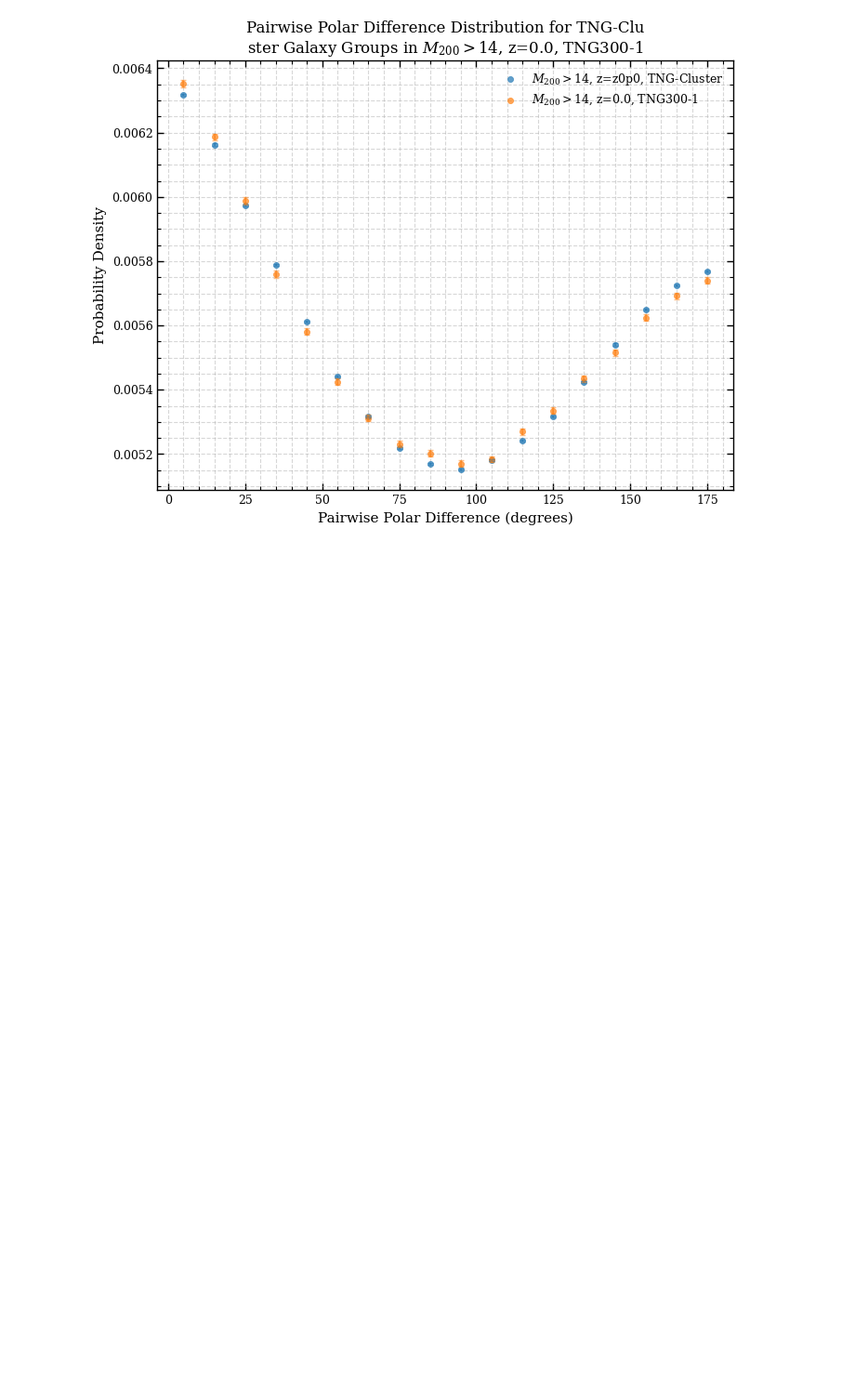
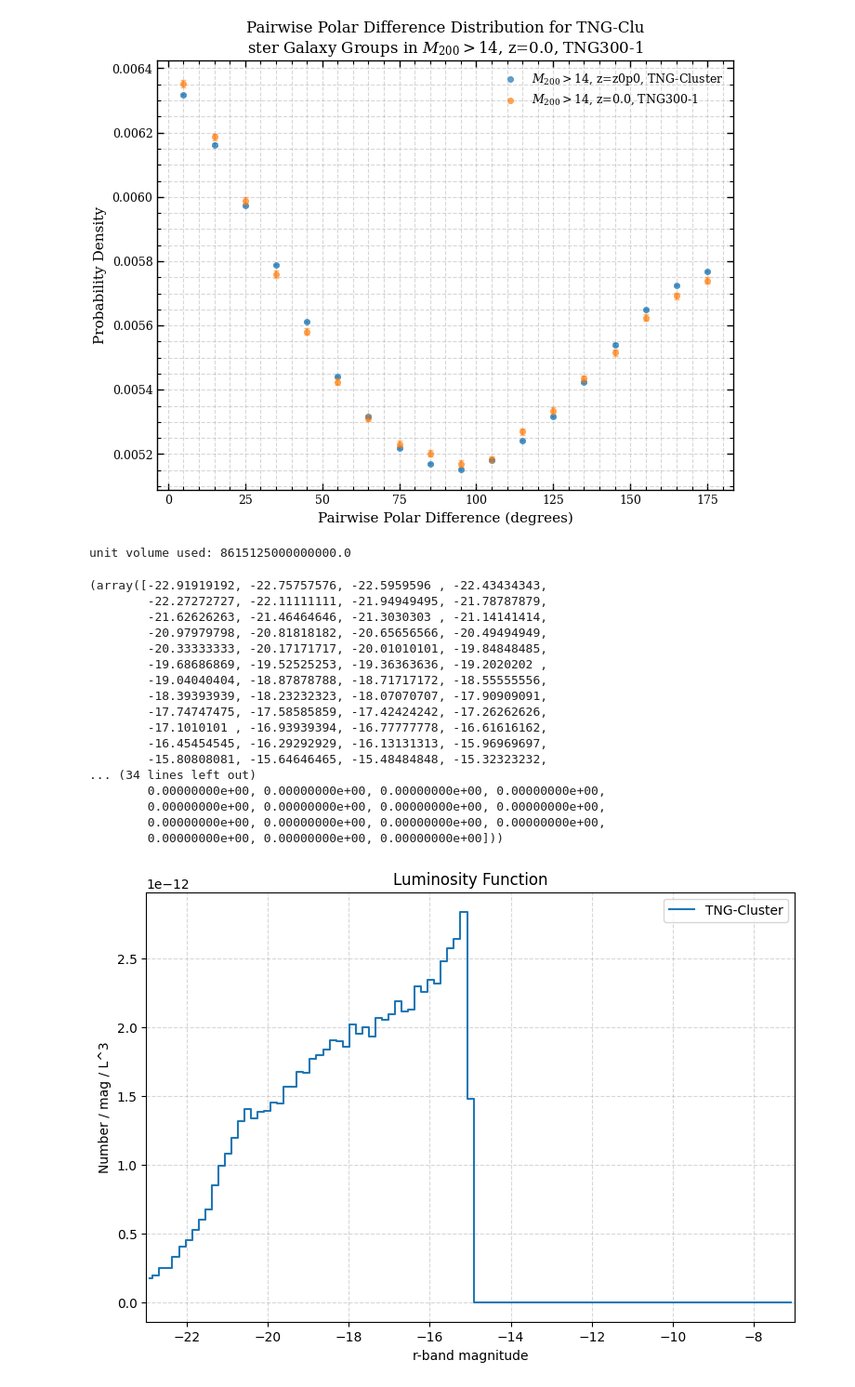
Before and after one commit to poulinal/sat-lopsidedness, a Jupyter notebook: src/myproject/redshiftGalaxyGroup-computeallplots-cluster.ipynb, the cells around one changed output. Shown at 93% size. Drawn from its saved outputs; the diff is of its cells as text; code cells hidden in the pictures; blank space fills up the shorter version.

```diff
--- a/src/myproject/redshiftGalaxyGroup-computeallplots-cluster.ipynb
+++ b/src/myproject/redshiftGalaxyGroup-computeallplots-cluster.ipynb
@@ -143,3 +143,68 @@ Total Galaxy Groups to process: 280 with pairs : 1753902
 Processing Subhalo 7/550 in Galaxy Group ID 0 with total pairs 150975
 Processing Subhalo 54/54 in Galaxy Group ID 99 with total pairs 1431606Figure saved to: /scratch/poulin.al/lopsided/TNG-Cluster/z0p0/plots/pairwise_polar_difference_cluster_vs_tng300z0_TNG-Cluster
 [figure]
+# %%
+# make a plot of the number of galaxies per unit volume, per unit r-band magnitude.  That’s the luminosity function
+L=205*1e3
+from myproject.utilities.ListGalaxyGroup import ListGalaxyGroup
+import numpy as np
+import matplotlib.pyplot as plt
+def plot_luminosity_function(list_gg:ListGalaxyGroup, plot_dirc:str='', label=None,
+                             color=None, hist_kwargs=None, ax=None):
+    rmags = []
+    for gg in list_gg.getAllGalaxyGroups():
+        for galaxy in gg.getSubhalos():
+            rmags.append(galaxy.getRbandMagnitude()) if label=='SDSS' else rmags.append(galaxy.getDefaultRbandMagnitude())
+
+    bins ='auto'
+    xlow=-23
+    xhigh=-7
+    bins = np.linspace(xlow, xhigh, 100)
+    volume =L**3
+    print(f"unit volume used: {volume}")
+    # print(f"rmags: {rmags}")
+
+    mags = np.asarray(rmags)
+    hist, edges = np.histogram(mags, bins=bins)
+    width = np.diff(edges)
+    values = hist.astype(float) / width
+    if volume is not None:
+        values = values / float(volume)
+    centers = edges[:-1] + 0.5 * width
+    if ax is None:
+        fig, ax = plt.subplots(figsize=(8,5))
+    hk = {} if hist_kwargs is None else dict(hist_kwargs)
+    ax.step(centers, values, where='mid', label=label, color=color, **hk)
+    ax.set_xlabel('r-band magnitude')
+    ylabel = 'Number / mag / L^3'
+    title = 'Luminosity Function'
+    ax.set_ylabel(ylabel)
+    ax.legend(loc='upper right')
+    ax.set_title(title)
+    ax.invert_xaxis()
+    ax.set_xlim(xlow, xhigh)
+    ax.grid(True, which='both', linestyle='--', alpha=0.5)
+    return centers, values
+# %%
+figSDSS, axSDSS = plt.subplots(figsize=(9,6))
+plot_luminosity_function(galaxyAnalysisZ0.filtered_gt14_list_of_galaxy_groups, ax=axSDSS, label='TNG-Cluster')
+# %% [output]
+unit volume used: 8615125000000000.0
+(array([-22.91919192, -22.75757576, -22.5959596 , -22.43434343,
+        -22.27272727, -22.11111111, -21.94949495, -21.78787879,
+        -21.62626263, -21.46464646, -21.3030303 , -21.14141414,
+        -20.97979798, -20.81818182, -20.65656566, -20.49494949,
+        -20.33333333, -20.17171717, -20.01010101, -19.84848485,
+        -19.68686869, -19.52525253, -19.36363636, -19.2020202 ,
+        -19.04040404, -18.87878788, -18.71717172, -18.55555556,
+        -18.39393939, -18.23232323, -18.07070707, -17.90909091,
+        -17.74747475, -17.58585859, -17.42424242, -17.26262626,
+        -17.1010101 , -16.93939394, -16.77777778, -16.61616162,
+        -16.45454545, -16.29292929, -16.13131313, -15.96969697,
+        -15.80808081, -15.64646465, -15.48484848, -15.32323232,
+... (34 lines left out)
+        0.00000000e+00, 0.00000000e+00, 0.00000000e+00, 0.00000000e+00,
+        0.00000000e+00, 0.00000000e+00, 0.00000000e+00, 0.00000000e+00,
+        0.00000000e+00, 0.00000000e+00, 0.00000000e+00, 0.00000000e+00,
+        0.00000000e+00, 0.00000000e+00, 0.00000000e+00]))
+[figure, added]
```
Also changed, not shown: parts of 6 cells of this notebook, 3 other files.
